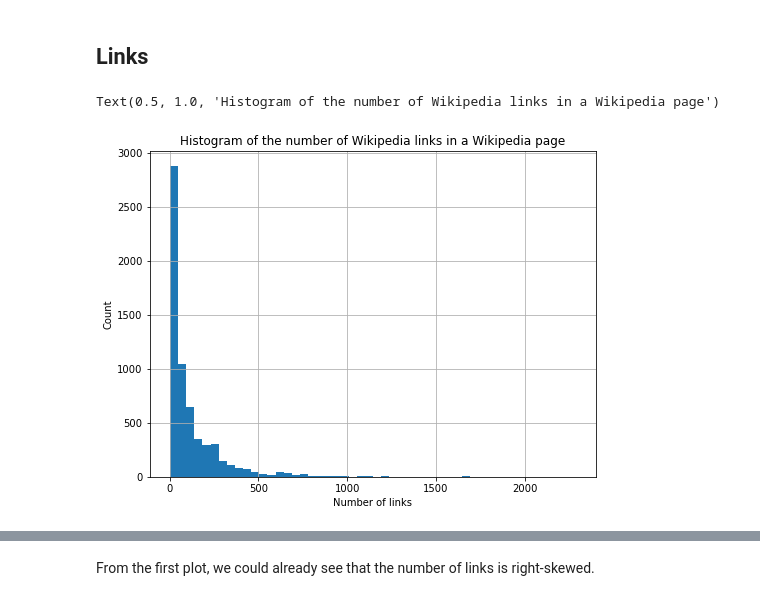
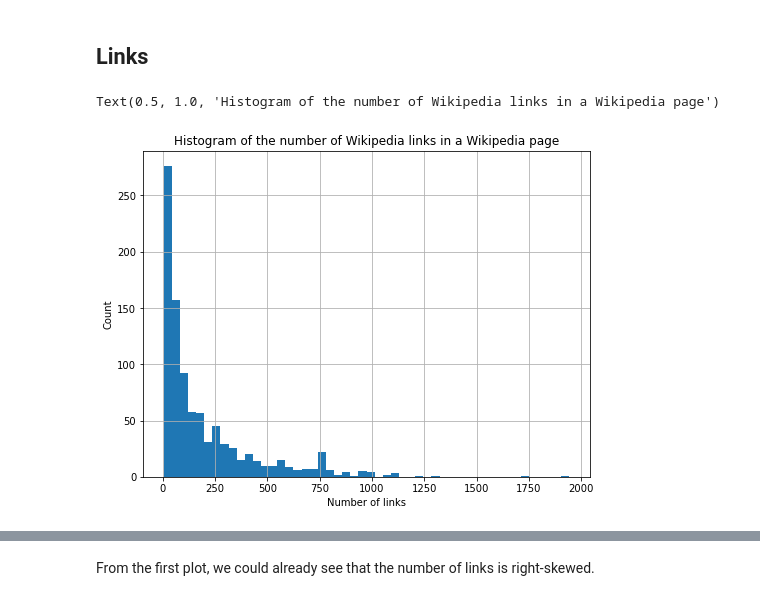
Before and after one commit to DavidResin/epfl-datavis-esnaware, a Jupyter notebook: EDA.ipynb, the cells around one changed output, grey strips where cells are left out. Drawn from its saved outputs; the diff is of its cells as text; code cells hidden in the pictures.

```diff
--- a/EDA.ipynb
+++ b/EDA.ipynb
@@ -26,5 +53,5 @@ This means that some articles belong to several categories and will therefore ne
 # %%
-df = df.groupby('Title').agg(list).reset_index()
-df['Links'] = df['Links'].apply(np.unique)
-df['Text'] = df['Text'].apply(lambda x: list(set(x))[0])
+df_unique = df.groupby('Title').agg(list).reset_index()
+df_unique['Links'] = df_unique['Links'].apply(flatten).apply(np.unique)
+df_unique['Text'] = df_unique['Text'].apply(lambda x: list(set(x))[0])
 # %%
@@ -42,0 +74,10 @@ Number of unique articles: 6229
+# %%
+subset = ['Methane', 'Extinction Rebellion', 'Fuel taxes', 'Hydraulic fracturing', 'Exxonmobil', 'Gazprom',
+          'Self-sustainability', 'Industrial ecology', 'Ecovillages', 'Eco-towns', 'Wildlife smuggling',
+          'Urban forestry', 'Biofuels', 'Sustainable gardening', 'Animal waste products', 'Oil platform disasters',
+          'Coal phase-out', 'Climate change denial', 'Building energy rating', 'Active fire protection',
+          'Industrial minerals', 'Composting', 'Reforestation']
+# %%
+subset = [w.lower() for w in subset]
+# %%
+df_subset = df[df['Category'].map(lambda x: x.lower()).isin(subset)]
@@ -46,14 +91,14 @@ Number of unique articles: 6229
 ## Links
 # %%
 fig = plt.figure(figsize=(8,6))
-num_links = df['Links'].apply(len)
+num_links = df_subset['Links'].apply(len)
 num_links.hist(bins=50)
 plt.xlabel("Number of links")
 plt.ylabel("Count")
 plt.title("Histogram of the number of Wikipedia links in a Wikipedia page")
 # %% [output]
 Text(0.5, 1.0, 'Histogram of the number of Wikipedia links in a Wikipedia page')
-[figure, old version]
+[figure, new version]
 # %%
 num_links.hist(bins=50)
 plt.yscale('log')
```
Also changed, not shown: parts of 32 cells of this notebook, 2 other files.
